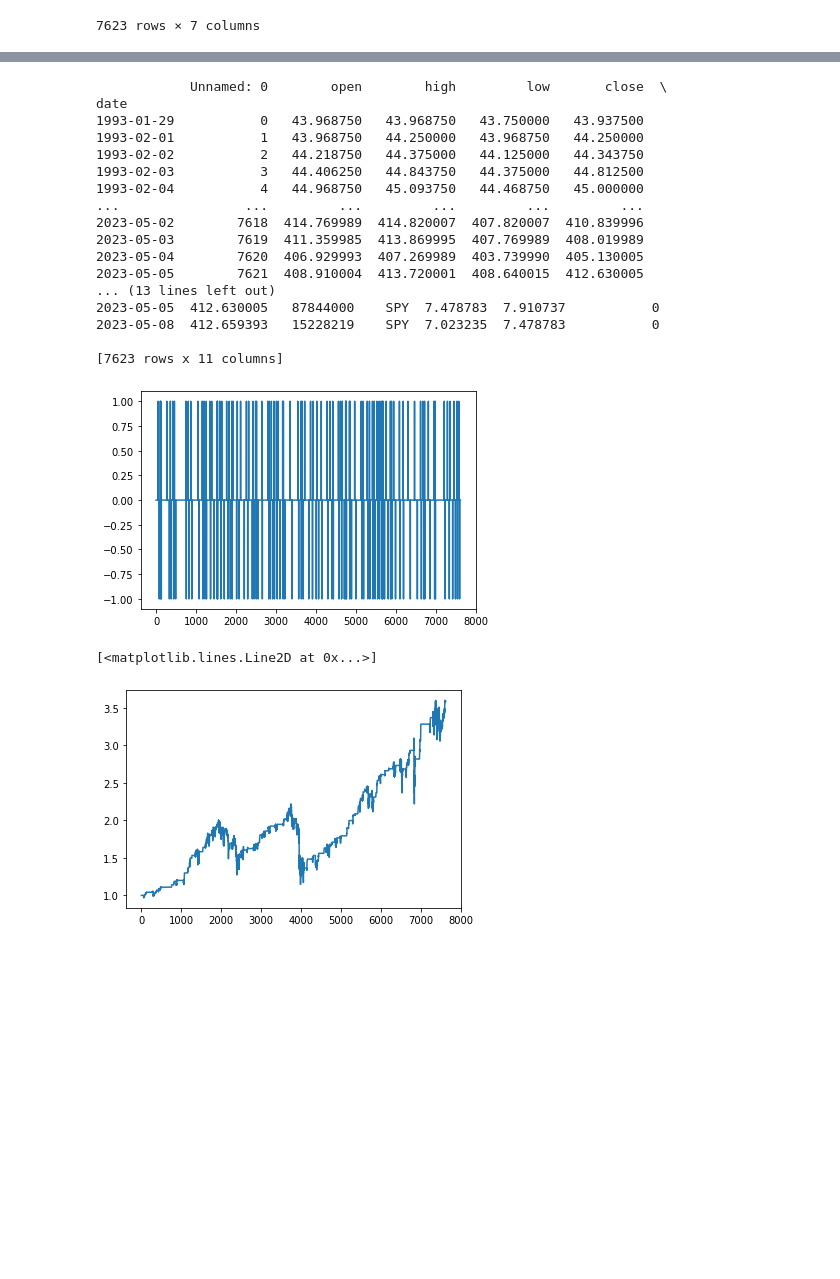
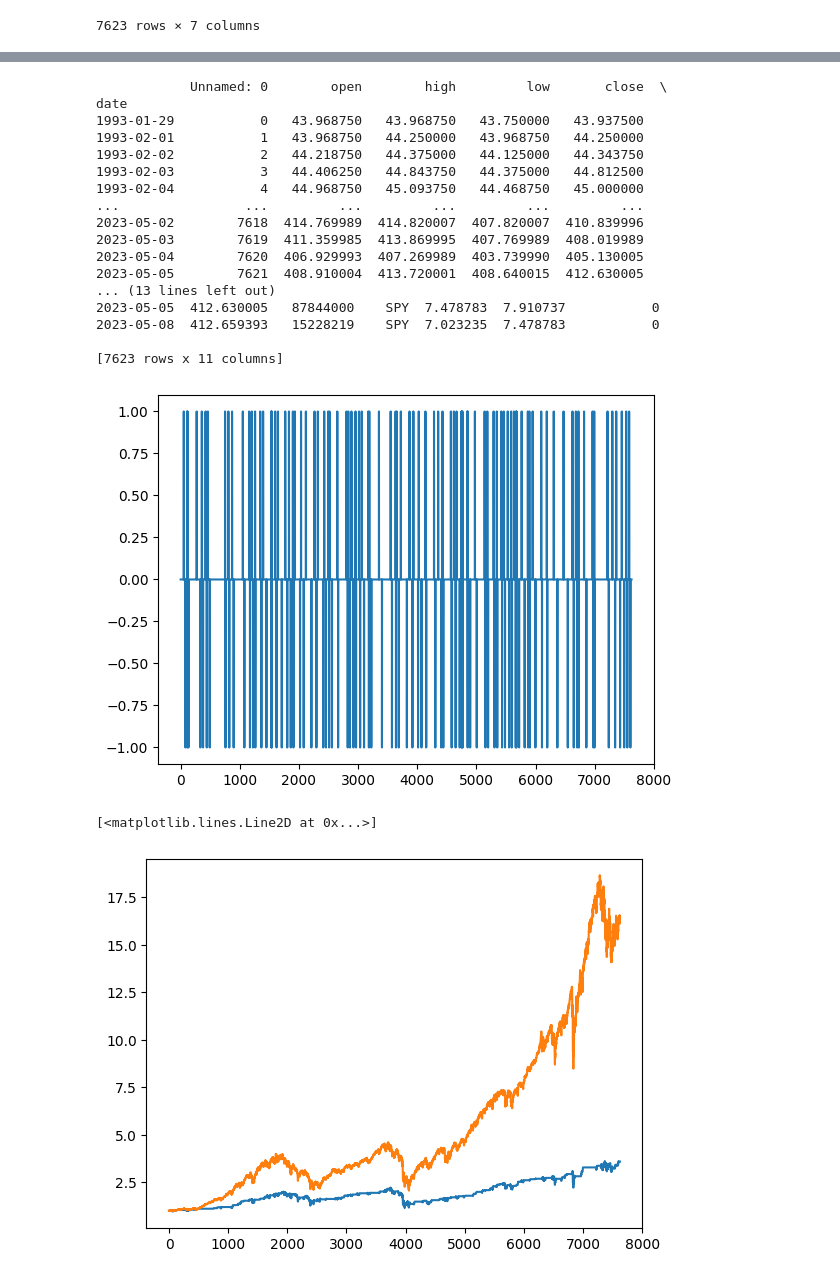
Before and after one commit to ag3nt3154/simple_backtester, a Jupyter notebook: simple_backtester.ipynb, the cells around one changed output, grey strips where cells are left out. Cells and saved outputs as stored; diff of their text form; code cells hidden in the pictures; blank space fills up the shorter version.

```diff
--- a/simple_backtester.ipynb
+++ b/simple_backtester.ipynb
@@ -67,6 +67,7 @@ class backtester:
         self.df = None
         self.initial_capital = misc.get_attr(kwargs, 'initial_capital', 1E6)
         self.reward_function = misc.get_attr(kwargs, 'reward_function', None)
+        self.mode = misc.get_attr(kwargs, 'mode', 'trading')
 
 
         self.clean_slate()
@@ -147,25 +148,26 @@ class backtester:
         if order_quantity == 0:
             pass
         else:
+
             if order_type == 'market_on_close':
                 execution_price = self.adjclose[self.current_step]
                 execution_quantity = order_quantity
 
+            if self.mode == 'trading':
+                # record trades
+                if self.open_trade == None:
+                    assert self.position == 0, 'no open trades but position != 0'
+                    # opening new trade
+                    self.cost_basis = execution_price
+                    self.open_trade = trade(self.date[self.current_step], execution_price, execution_quantity)
+                else:
+                    # close trade
+                    self.open_trade.close(self.date[self.current_step], execution_price)
+                    self.trade_record.append(self.open_trade)
+                    self.open_trade = None
 
-            if self.open_trade == None:
-                assert self.position == 0, 'no open trades but position != 0'
-                # opening new trade
-                self.cost_basis = execution_price
-                self.open_trade = trade(self.date[self.current_step], execution_price, execution_quantity)
-            else:
-                # close trade
-                self.open_trade.close(self.date[self.current_step], execution_price)
-                self.trade_record.append(self.open_trade)
-                self.open_trade = None
-
-                # open new trade on the same day if necessary
-                if self.position + execution_quantity != 0:
-                    self.open_trade = trade(self.date[self.current_step], execution_price, execution_quantity + self.position)
+            elif self.mode == 'portfolio_optimisation':
+                pass
 
 
             self.position += execution_quantity
@@ -175,8 +177,6 @@ class backtester:
         self.position_value = self.position * evaluation_price
         self.portfolio_value = self.cash + self.position_value
         self.leverage = abs(self.position_value / self.portfolio_value)
-        if self.portfolio_volatility == np.nan:
-            self.portfolio_volatility = 0
 
         self.trader_state = np.array([
             self.cash,
@@ -195,6 +195,11 @@ class backtester:
         self.record['leverage'].append(self.leverage)
 
         self.current_step += 1
+
+    def results_analysis(self):
+        self.results = pd.DataFrame.from_dict(self.record)
+        # self.results['returns'] =
+
 
 
 
@@ -218,41 +223,45 @@ df['trade_list'] = trade_list
 
 print(df)
 
-plt.plot(trade_list)
-plt.show()
+
 
 for i in trade_list:
     if bt.open_trade == None:
         order_quantity = (bt.cash // bt.adjclose[bt.current_step]) * trade_list[bt.current_step]
     else:
         order_quantity = bt.position * trade_list[bt.current_step]
 
     bt.take_action(order_quantity=order_quantity)
 
 port_val = np.array(bt.record['portfolio_value']) / 1e6
+
 pos = np.array(bt.record['position'])
 
-# plt.plot(pos)
+plt.plot(trade_list)
+# plt.plot(pos/np.max(pos))
+plt.show()
+
 
 plt.plot(port_val)
+plt.plot(bt.df['adjclose'].to_numpy() / 25.122364)
 # %% [output]
             Unnamed: 0        open        high         low       close  \
 date
 1993-01-29           0   43.968750   43.968750   43.750000   43.937500
 1993-02-01           1   43.968750   44.250000   43.968750   44.250000
 1993-02-02           2   44.218750   44.375000   44.125000   44.343750
 1993-02-03           3   44.406250   44.843750   44.375000   44.812500
 1993-02-04           4   44.968750   45.093750   44.468750   45.000000
 ...                ...         ...         ...         ...         ...
 2023-05-02        7618  414.769989  414.820007  407.820007  410.839996
 2023-05-03        7619  411.359985  413.869995  407.769989  408.019989
 2023-05-04        7620  406.929993  407.269989  403.739990  405.130005
 2023-05-05        7621  408.910004  413.720001  408.640015  412.630005
 ... (13 lines left out)
 2023-05-05  412.630005   87844000    SPY  7.478783  7.910737           0
 2023-05-08  412.659393   15228219    SPY  7.023235  7.478783           0
 
 [7623 rows x 11 columns]
-[figure, old version]
+[figure, new version]
 [<matplotlib.lines.Line2D at 0x...>]
-[figure, old version]
+[figure, new version]
```
Also changed, not shown: parts of 2 cells of this notebook.
